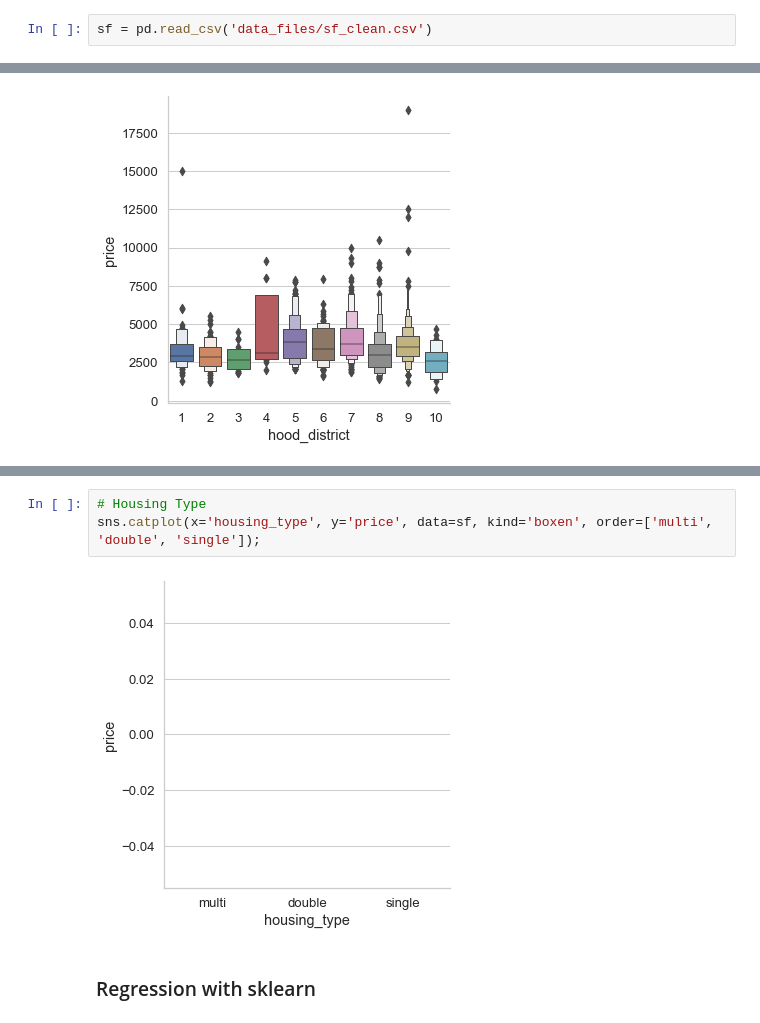
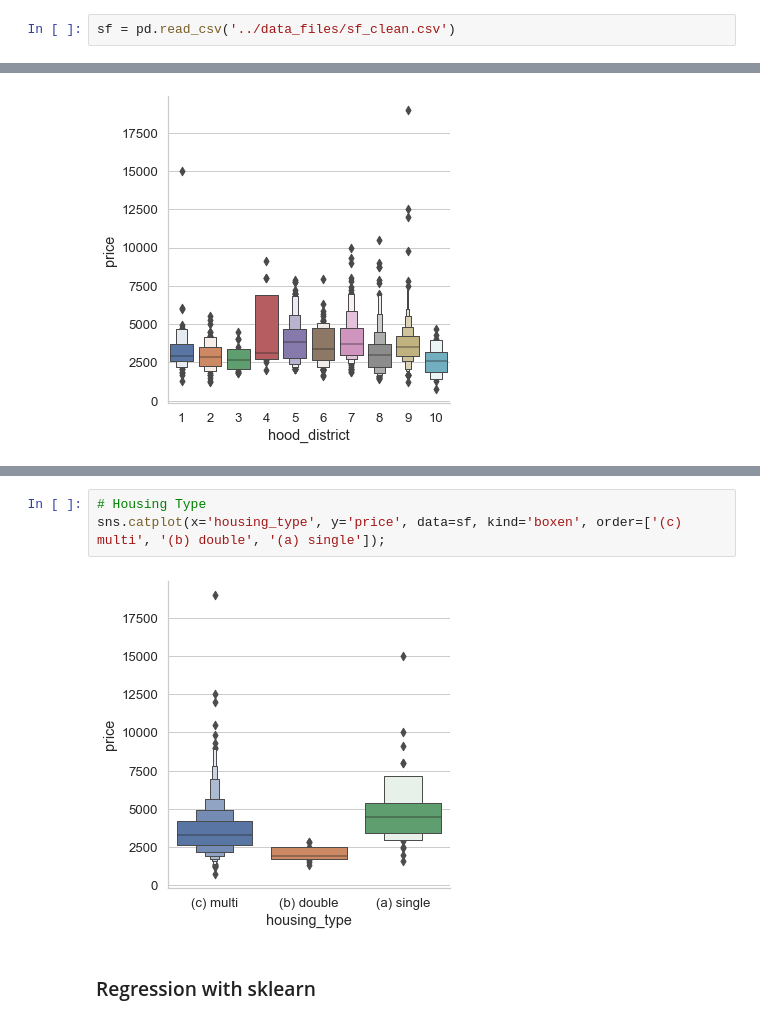
Before and after one commit to alfredjackieots/CL-housing-rent-predictions, a Jupyter notebook: scratch/regression_test.ipynb, the cells around one changed output, grey strips where cells are left out. Saved outputs shown, nothing was run; the diff lists cells and outputs as text.

```diff
--- a/scratch/regression_test.ipynb
+++ b/scratch/regression_test.ipynb
@@ -17,7 +17,7 @@ sns.set(context='notebook', style='whitegrid', font_scale=1.2)
 # %% [markdown]
 ## Review of sf DataFrame
 # %%
-sf = pd.read_csv('data_files/sf_clean.csv')
+sf = pd.read_csv('../data_files/sf_clean.csv')
 # %%
 # Reformatting hood_district names
 sf['hood_district'] = sf['hood_district'].astype(int)
@@ -108,8 +133,8 @@ sns.catplot(x='parking', y='price', data=sf, kind='boxen', order=['valet', 'prot
 # %%
 # Housing Type
-sns.catplot(x='housing_type', y='price', data=sf, kind='boxen', order=['multi', 'double', 'single']);
+sns.catplot(x='housing_type', y='price', data=sf, kind='boxen', order=['(c) multi', '(b) double', '(a) single']);
 # %% [output]
-[figure, old version]
+[figure, new version]
 # %% [markdown]
 ### Regression with sklearn
 # %% [markdown]
```
Also changed, not shown: parts of 10 cells of this notebook, 8 other files.
